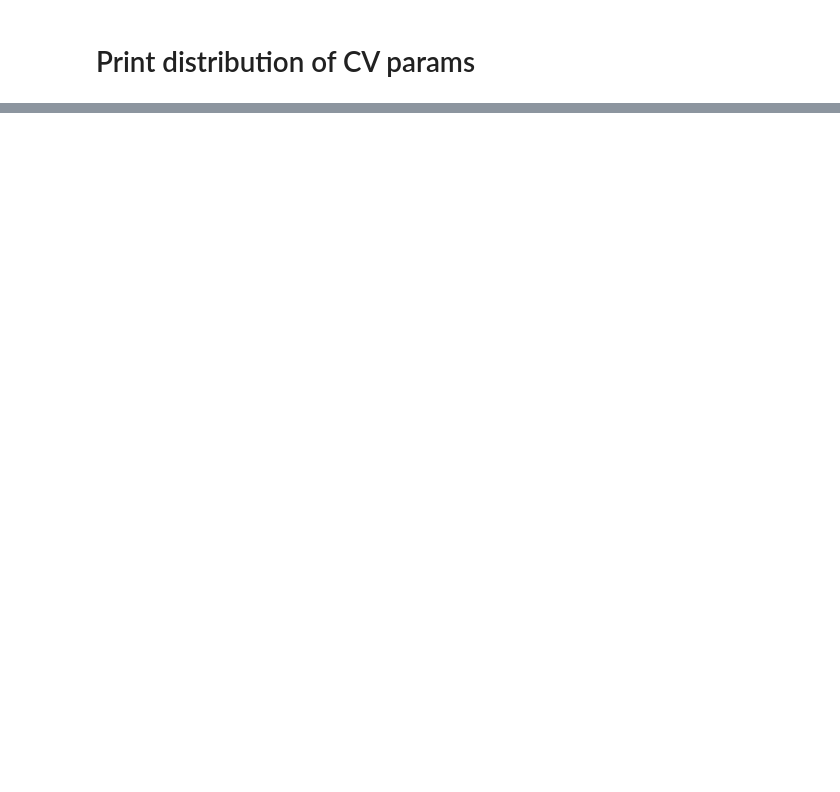
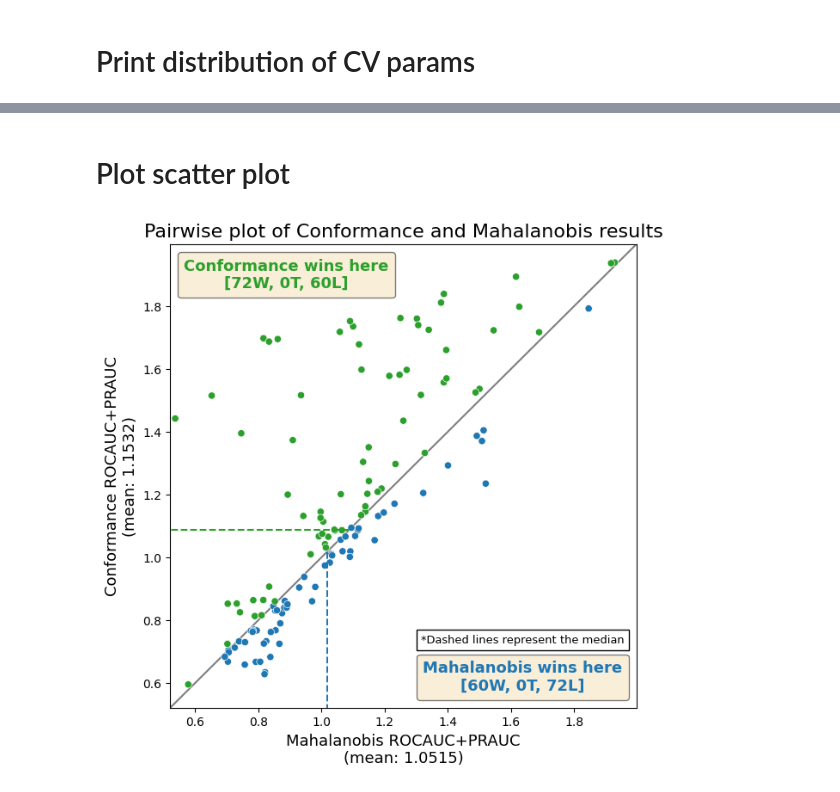
Before and after one commit to nikitazozoulenko/kernel-timeseries-anomaly-detection, a Jupyter notebook: print_results.ipynb, the cells around one changed output, grey strips where cells are left out. Drawn from its saved outputs; the diff is of its cells as text; code cells hidden in the pictures; blank space fills up the shorter version.

```diff
--- a/print_results.ipynb
+++ b/print_results.ipynb
@@ -113,8 +96,8 @@ test_results = join_dicts_from_pickle_paths([
     "Data/results_LSST_part2.pkl",
     "Data/results_LSST_part3.pkl",
     "Data/results_MotorImagery.pkl",
-    # "Data/results_PEMS-SF_part1.pkl",
-    # "Data/results_PEMS-SF_part2.pkl",
+    "Data/results_PEMS-SF_part1.pkl",
+    "Data/results_PEMS-SF_part2.pkl",
     "Data/results_PhonemeSpectra_part1.pkl",
     "Data/results_PhonemeSpectra_part2.pkl",
     "Data/results_PhonemeSpectra_part3.pkl",
@@ -122,5 +105,4 @@ test_results = join_dicts_from_pickle_paths([
     "Data/results_SelfRegulationSCP1.pkl",
     "Data/results_SelfRegulationSCP2.pkl",
     ])
-print_test_results(test_results)
 print_latex_results(test_results, round_digits=2)
@@ -354,0 +336,61 @@ res = run_specific_param_dict("CharacterTrajectories", param_dict, verbose=True)
+# %% [markdown]
+# Plot scatter plot
+# %%
+import numpy as np
+from aeon.visualisation import plot_pairwise_scatter
+
+all_datasets = [
+    "Epilepsy",
+    "EthanolConcentration",
+    "FingerMovements",
+    "HandMovementDirection",
+    "Heartbeat",
+    "LSST",
+    "MotorImagery",
+    "PEMS-SF",
+    "PhonemeSpectra",
+    "RacketSports",
+    "SelfRegulationSCP1",
+    "SelfRegulationSCP2",
+    ]
+
+all_kernels = [
+    "flat linear",
+    "flat rbf",
+    "flat poly",
+    "integral rbf",
+    "integral poly",
+    "gak",
+    "reservoir",
+    "trunc sig linear",
+    "trunc sig rbf",
+    "pde sig rbf",
+    "rand sig tanh",
+    ]
+
+scores = np.zeros( (2, len(all_datasets), len(all_kernels), 2) ) # (conf_or_mah, dataset, kernel. roc_or_pr)
+for i_data, dataset_name in enumerate(all_datasets):
+    for j_ker, kernel_name in enumerate(all_kernels):
+        for idx, anomaly_method in enumerate(["conf_results", "mahal_results"]):
+            scores[idx, i_data, j_ker, 0] = test_results[dataset_name][anomaly_method][kernel_name][idx, 0]
+            scores[idx, i_data, j_ker, 1] = test_results[dataset_name][anomaly_method][kernel_name][idx, 1]
+
+conf_scores = scores[0]
+mahal_scores = scores[1]
+
+fig, _ = plot_pairwise_scatter(
+    conf_scores.sum(axis=-1).reshape(-1),
+    mahal_scores.sum(axis=-1).reshape(-1),
+    "Conformance",
+    "Mahalanobis",
+    metric="ROCAUC+PRAUC",
+    lower_better = False,
+    statistic_tests=False,
+    title = "Pairwise plot of Conformance and Mahalanobis results",
+    figsize = (7,7),
+    color_palette=None,
+)
+fig.savefig("Data/scatter.pdf", format='pdf', dpi=400)
+plt.show()
+# %% [output]
+[figure, added]
```
Also changed, not shown: parts of 12 cells of this notebook, 41 other files.
